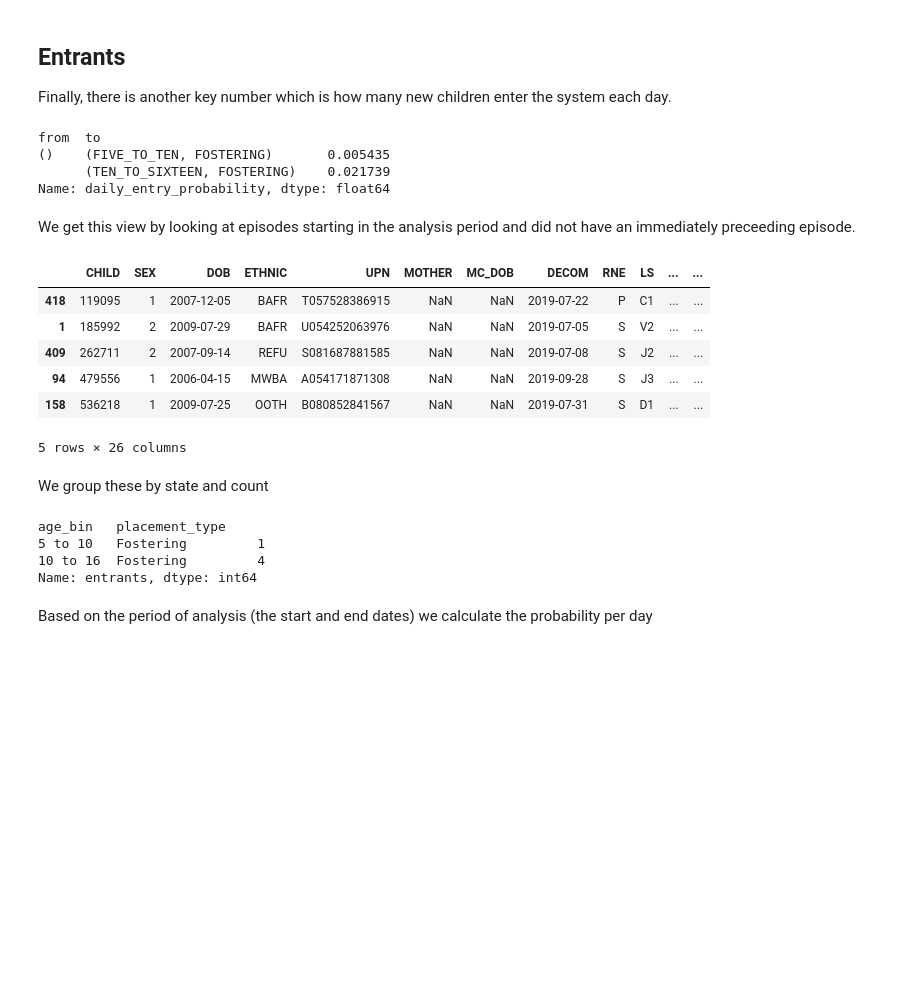
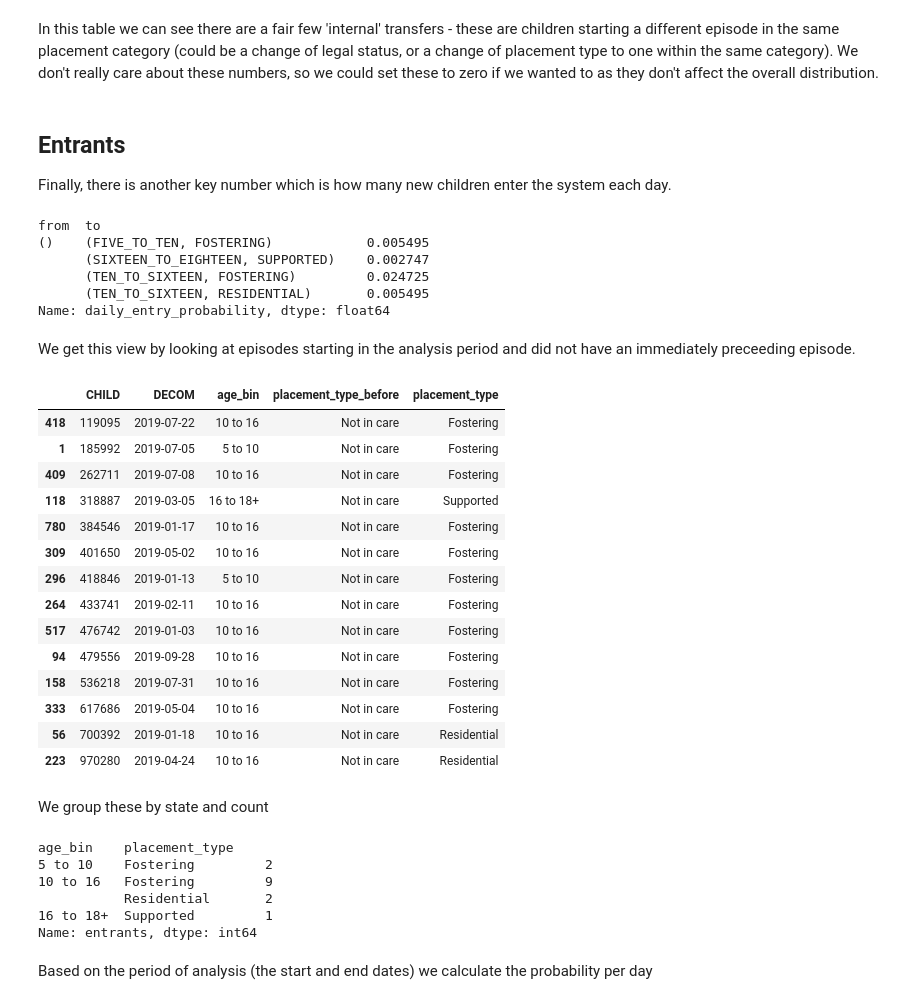
Before and after one commit to data-to-insight/cs-demand-model, a Jupyter notebook: docs/data-analysis.ipynb, the cells around one changed output. Saved outputs shown, nothing was run; the diff lists cells and outputs as text; code cells hidden in the pictures; blank space fills up the shorter version.

```diff
--- a/docs/data-analysis.ipynb
+++ b/docs/data-analysis.ipynb
@@ -473,0 +8,11 @@ Name: transition_rate, dtype: float64
+# %%
+import pandas as pd
+import numpy as np
+from cs_demand_model import Config, DemandModellingDataContainer, PopulationStats
+from cs_demand_model_samples import V1
+
+data = V1.datastore
+
+header_files = [f for f in data.files if "header" in f.name or "episode" in f.name]
+header_files.sort(key=lambda x: x.metadata.year)
+header_files
@@ -473,0 +34,5 @@ Name: transition_rate, dtype: float64
+# %%
+config = Config()
+dc = DemandModellingDataContainer(data, config)
+
+dc.combined_year(2021).head(5)
@@ -473,0 +455,15 @@ Name: transition_rate, dtype: float64
+# %%
+start_date, end_date = pd.to_datetime(['2019-01-01', '2019-12-31'])
+stats = PopulationStats(dc.enriched_view, config)
+
+stock = stats.stock.truncate(before=start_date, after=end_date)
+stock.columns.name = "start_bin"
+transitions = stats.transitions.truncate(before=start_date, after=end_date)
+
+# Calculate the transition rates by aligning the two dataframes
+stock, transitions = stock.align(transitions)
+
+# Create the ratio of children moving vs those who were in that bin the day before
+transition_rates = transitions / stock.shift(1).fillna(method="bfill")
+transition_rates = transition_rates.fillna(0)
+transition_rates.mean()
@@ -474,3 +488,5 @@ Name: transition_rate, dtype: float64
+# %% [markdown]
+In this table we can see there are a fair few 'internal' transfers - these are children starting a different episode in the same placement category (could be a change of legal status, or a change of placement type to one within the same category). We don't really care about these numbers, so we could set these to zero if we wanted to as they don't affect the overall distribution.
 # %% [markdown]
 ## Entrants
 
@@ -479,34 +495,46 @@ Finally, there is another key number which is how many new children enter the sy
 stats.daily_entrants(start_date, end_date)
 # %% [output]
 from  to
-()    (FIVE_TO_TEN, FOSTERING)       0.005435
-      (TEN_TO_SIXTEEN, FOSTERING)    0.021739
+()    (FIVE_TO_TEN, FOSTERING)            0.005495
+      (SIXTEEN_TO_EIGHTEEN, SUPPORTED)    0.002747
+      (TEN_TO_SIXTEEN, FOSTERING)         0.024725
+      (TEN_TO_SIXTEEN, RESIDENTIAL)       0.005495
 Name: daily_entry_probability, dtype: float64
 # %% [markdown]
 We get this view by looking at episodes starting in the analysis period and did not have an immediately preceeding episode.
 # %%
 df = stats.df
 df = df[(df["DECOM"] >= start_date) & (df["DECOM"] <= end_date)]
 df = df[df["placement_type_before"] == config.PlacementCategories.NOT_IN_CARE]
-df
+df[['CHILD', 'DECOM', 'age_bin', 'placement_type_before', 'placement_type']]
 # %% [output]
-|  | CHILD | SEX | DOB | ETHNIC | UPN | MOTHER | MC_DOB | DECOM | RNE | LS | ... | ... |
-| 418 | 119095 | 1 | 2007-12-05 | BAFR | T057528386915 | NaN | NaN | 2019-07-22 | P | C1 | ... | ... |
-| 1 | 185992 | 2 | 2009-07-29 | BAFR | U054252063976 | NaN | NaN | 2019-07-05 | S | V2 | ... | ... |
-| 409 | 262711 | 2 | 2007-09-14 | REFU | S081687881585 | NaN | NaN | 2019-07-08 | S | J2 | ... | ... |
-| 94 | 479556 | 1 | 2006-04-15 | MWBA | A054171871308 | NaN | NaN | 2019-09-28 | S | J3 | ... | ... |
-| 158 | 536218 | 1 | 2009-07-25 | OOTH | B080852841567 | NaN | NaN | 2019-07-31 | S | D1 | ... | ... |
+|  | CHILD | DECOM | age_bin | placement_type_before | placement_type |
+| 418 | 119095 | 2019-07-22 | 10 to 16 | Not in care | Fostering |
+| 1 | 185992 | 2019-07-05 | 5 to 10 | Not in care | Fostering |
+| 409 | 262711 | 2019-07-08 | 10 to 16 | Not in care | Fostering |
+| 118 | 318887 | 2019-03-05 | 16 to 18+ | Not in care | Supported |
+| 780 | 384546 | 2019-01-17 | 10 to 16 | Not in care | Fostering |
+| 309 | 401650 | 2019-05-02 | 10 to 16 | Not in care | Fostering |
+| 296 | 418846 | 2019-01-13 | 5 to 10 | Not in care | Fostering |
+| 264 | 433741 | 2019-02-11 | 10 to 16 | Not in care | Fostering |
+| 517 | 476742 | 2019-01-03 | 10 to 16 | Not in care | Fostering |
+| 94 | 479556 | 2019-09-28 | 10 to 16 | Not in care | Fostering |
+| 158 | 536218 | 2019-07-31 | 10 to 16 | Not in care | Fostering |
+| 333 | 617686 | 2019-05-04 | 10 to 16 | Not in care | Fostering |
+| 56 | 700392 | 2019-01-18 | 10 to 16 | Not in care | Residential |
+| 223 | 970280 | 2019-04-24 | 10 to 16 | Not in care | Residential |
-5 rows × 26 columns
 # %% [markdown]
 We group these by state and count
 # %%
-df = df.groupby(["age_bin", "placement_type"]).size()
-df.name = "entrants"
-df
+entrants = df.groupby(["age_bin", "placement_type"]).size()
+entrants.name = "entrants"
+entrants
 # %% [output]
-age_bin   placement_type
-5 to 10   Fostering         1
-10 to 16  Fostering         4
+age_bin    placement_type
+5 to 10    Fostering         2
+10 to 16   Fostering         9
+           Residential       2
+16 to 18+  Supported         1
 Name: entrants, dtype: int64
 # %% [markdown]
 Based on the period of analysis (the start and end dates) we calculate the probability per day
```
Also changed, not shown: parts of 82 cells of this notebook, 1 other file.
